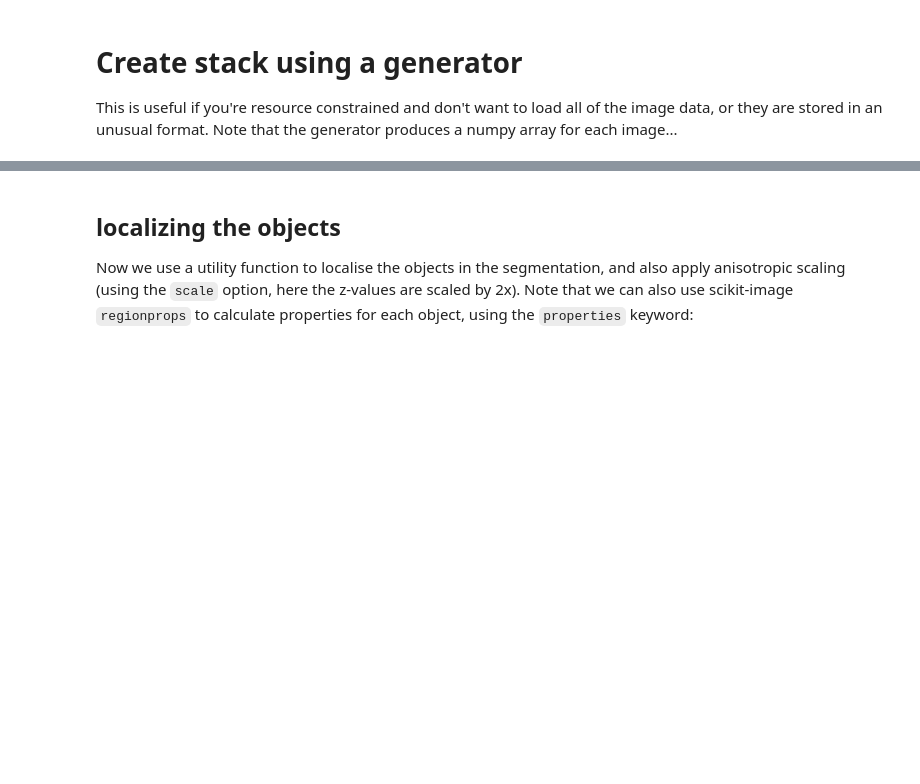
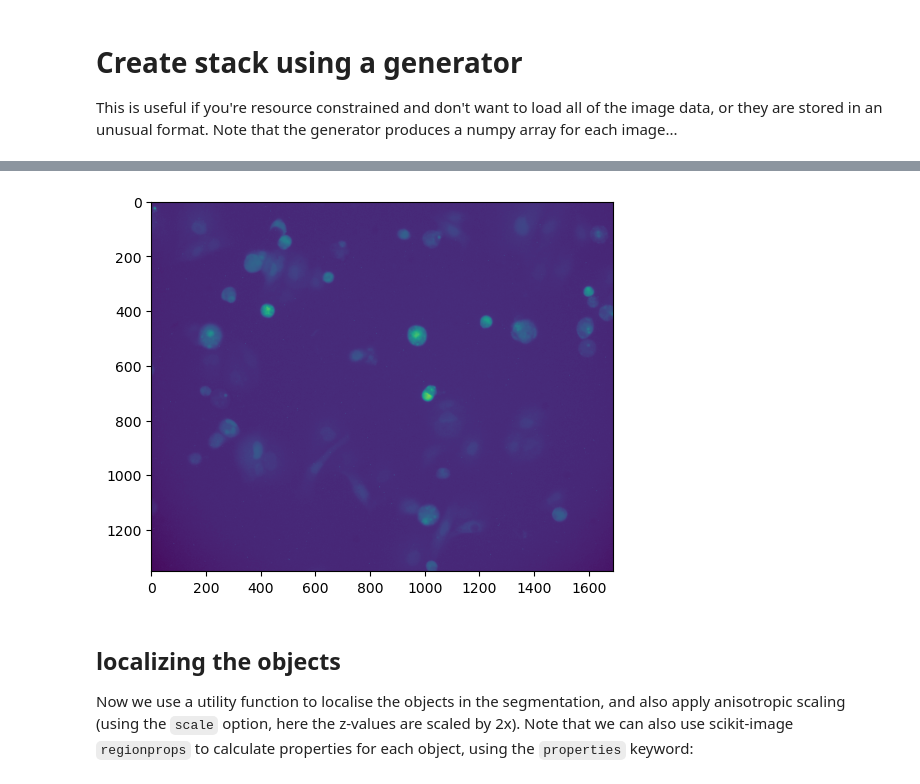
Before and after one commit to nthndy/cell-comp-analysis, a Jupyter notebook: commitment_analysis/segmentation_to_btrack_to_napari.ipynb, the cells around one changed output, grey strips where cells are left out. Drawn from its saved outputs; the diff is of its cells as text; code cells hidden in the pictures; blank space fills up the shorter version.

```diff
--- a/commitment_analysis/segmentation_to_btrack_to_napari.ipynb
+++ b/commitment_analysis/segmentation_to_btrack_to_napari.ipynb
@@ -93,3 +83,8 @@ irfp_image_stack = stack_generator(irfp_images)
+# %%
+plt.imshow(imread(irfp_images[0]))
+plt.show()
+# %% [output]
+[figure, added]
 # %% [markdown]
 ## localizing the objects
 
```
Also changed, not shown: parts of 28 cells of this notebook, 5 other files.
